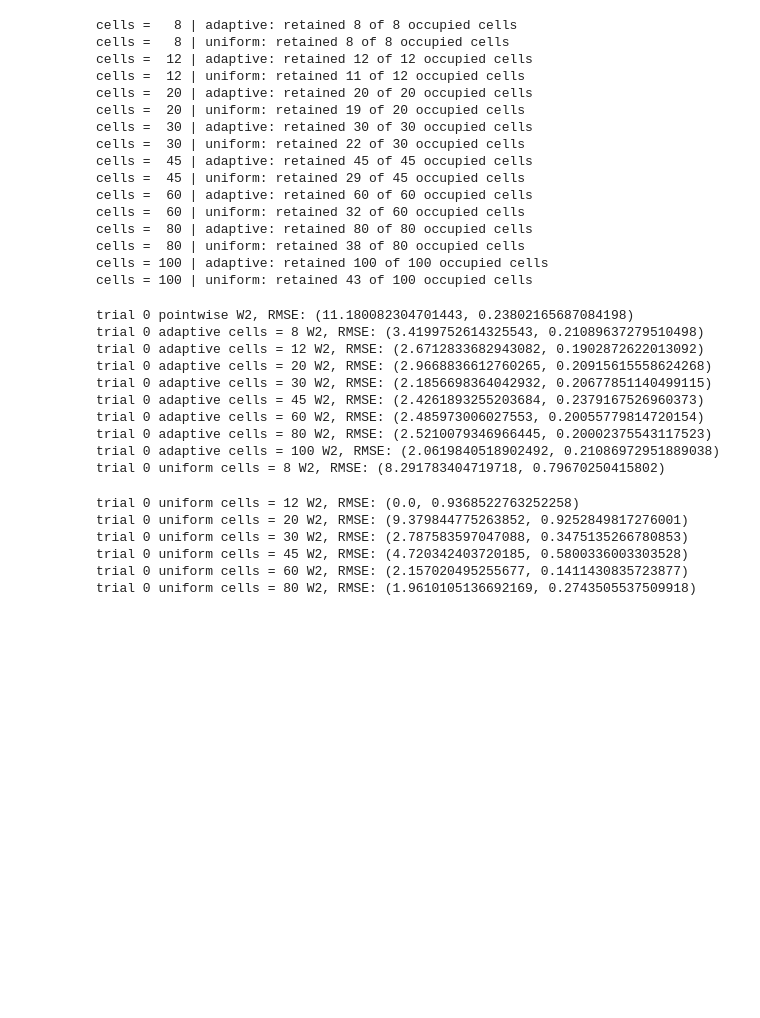
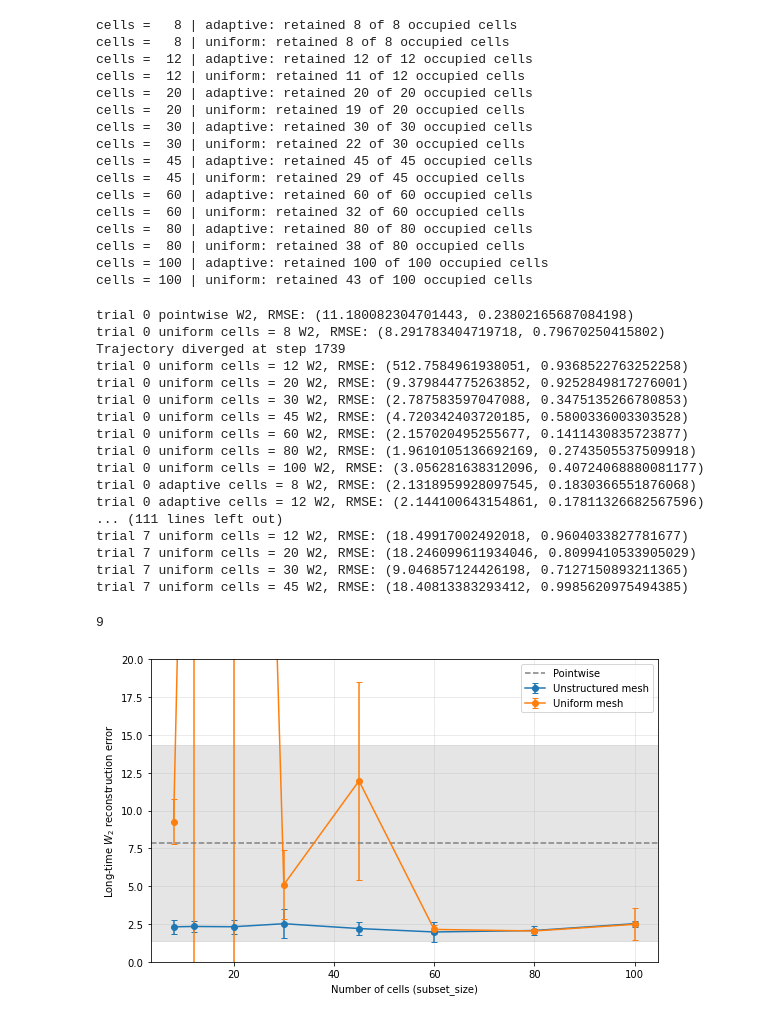
Before and after one commit to Yinonghyn/Parameter-Identification-with-Data-Driven-Cells, a Jupyter notebook: revisions/Lorenz63measure_CellNumber_Ablation.ipynb, the cells around one changed output. Cells and saved outputs as stored; diff of their text form; code cells hidden in the pictures; blank space fills up the shorter version.

```diff
--- a/revisions/Lorenz63measure_CellNumber_Ablation.ipynb
+++ b/revisions/Lorenz63measure_CellNumber_Ablation.ipynb
@@ -289,7 +304,7 @@ for iteration in range(n_trials):
     print('trial', iteration, 'pointwise W2, RMSE:', error, flush=True)
 
     # Measure matching: both partition types at each cell number.
-    for method in ['adaptive', 'uniform']:
+    for method in ['uniform','adaptive' ]:
         for n_cells in subset_sizes:
             centers = meshes[n_cells][method]
             Voronoi_centers = torch.tensor(centers, dtype=torch.float)
@@ -331,18 +346,19 @@ for iteration in range(n_trials):
                   'W2, RMSE:', error, flush=True)
 # %% [output]
 trial 0 pointwise W2, RMSE: (11.180082304701443, 0.23802165687084198)
-trial 0 adaptive cells = 8 W2, RMSE: (3.4199752614325543, 0.21089637279510498)
-trial 0 adaptive cells = 12 W2, RMSE: (2.6712833682943082, 0.1902872622013092)
-trial 0 adaptive cells = 20 W2, RMSE: (2.9668836612760265, 0.20915615558624268)
-trial 0 adaptive cells = 30 W2, RMSE: (2.1856698364042932, 0.20677851140499115)
-trial 0 adaptive cells = 45 W2, RMSE: (2.4261893255203684, 0.2379167526960373)
-trial 0 adaptive cells = 60 W2, RMSE: (2.485973006027553, 0.20055779814720154)
-trial 0 adaptive cells = 80 W2, RMSE: (2.5210079346966445, 0.20002375543117523)
-trial 0 adaptive cells = 100 W2, RMSE: (2.0619840518902492, 0.21086972951889038)
 trial 0 uniform cells = 8 W2, RMSE: (8.291783404719718, 0.79670250415802)
+Trajectory diverged at step 1739
+trial 0 uniform cells = 12 W2, RMSE: (512.7584961938051, 0.9368522763252258)
+trial 0 uniform cells = 20 W2, RMSE: (9.379844775263852, 0.9252849817276001)
+trial 0 uniform cells = 30 W2, RMSE: (2.787583597047088, 0.3475135266780853)
+trial 0 uniform cells = 45 W2, RMSE: (4.720342403720185, 0.5800336003303528)
+trial 0 uniform cells = 60 W2, RMSE: (2.157020495255677, 0.1411430835723877)
+trial 0 uniform cells = 80 W2, RMSE: (1.9610105136692169, 0.2743505537509918)
+trial 0 uniform cells = 100 W2, RMSE: (3.056281638312096, 0.40724068880081177)
+trial 0 adaptive cells = 8 W2, RMSE: (2.1318959928097545, 0.1830366551876068)
+trial 0 adaptive cells = 12 W2, RMSE: (2.144100643154861, 0.17811326682567596)
+... (111 lines left out)
+trial 7 uniform cells = 12 W2, RMSE: (18.49917002492018, 0.9604033827781677)
+trial 7 uniform cells = 20 W2, RMSE: (18.246099611934046, 0.8099410533905029)
+trial 7 uniform cells = 30 W2, RMSE: (9.046857124426198, 0.7127150893211365)
+trial 7 uniform cells = 45 W2, RMSE: (18.40813383293412, 0.9985620975494385)
-trial 0 uniform cells = 12 W2, RMSE: (0.0, 0.9368522763252258)
-trial 0 uniform cells = 20 W2, RMSE: (9.379844775263852, 0.9252849817276001)
-trial 0 uniform cells = 30 W2, RMSE: (2.787583597047088, 0.3475135266780853)
-trial 0 uniform cells = 45 W2, RMSE: (4.720342403720185, 0.5800336003303528)
-trial 0 uniform cells = 60 W2, RMSE: (2.157020495255677, 0.1411430835723877)
-trial 0 uniform cells = 80 W2, RMSE: (1.9610105136692169, 0.2743505537509918)
@@ -380,0 +365,32 @@ results
+# %%
+iteration
+# %% [output]
+9
+# %%
+metric = 0
+plt.figure(figsize=(8, 5))
+
+for method, label in [('adaptive', 'Unstructured mesh'), ('uniform', 'Uniform mesh')]:
+    errors = [
+        np.sort([r[metric] for r in results[method][n]])#[1:-1]#remove the best & worst
+        for n in subset_sizes
+    ]
+    means = [np.mean(e) if len(e) else np.nan for e in errors]
+    stds = [np.std(e) if len(e) else np.nan for e in errors]
+    plt.errorbar(subset_sizes, means, yerr=stds, marker='o', capsize=3, label=label)
+
+baseline = np.sort(np.array(results['pointwise'])[:, metric])#[1:-1]#remove the best & worst
+plt.axhline(baseline.mean(), color='gray', linestyle='--', label='Pointwise')
+plt.axhspan(baseline.mean() - baseline.std(), baseline.mean() + baseline.std(),
+            color='gray', alpha=0.2)
+
+plt.xlabel('Number of cells (subset_size)')
+plt.ylabel(r'Long-time $W_2$ reconstruction error' if metric == 0 else 'One-step RMSE')
+plt.ylim(0, 20)
+plt.legend()
+plt.grid(alpha=0.3)
+plt.tight_layout()
+plt.savefig('lorenz63_epsilon_ablation.png', dpi=200)
+plt.show()
+# %% [output]
+[figure, added]
```
Also changed, not shown: parts of 6 cells of this notebook.
